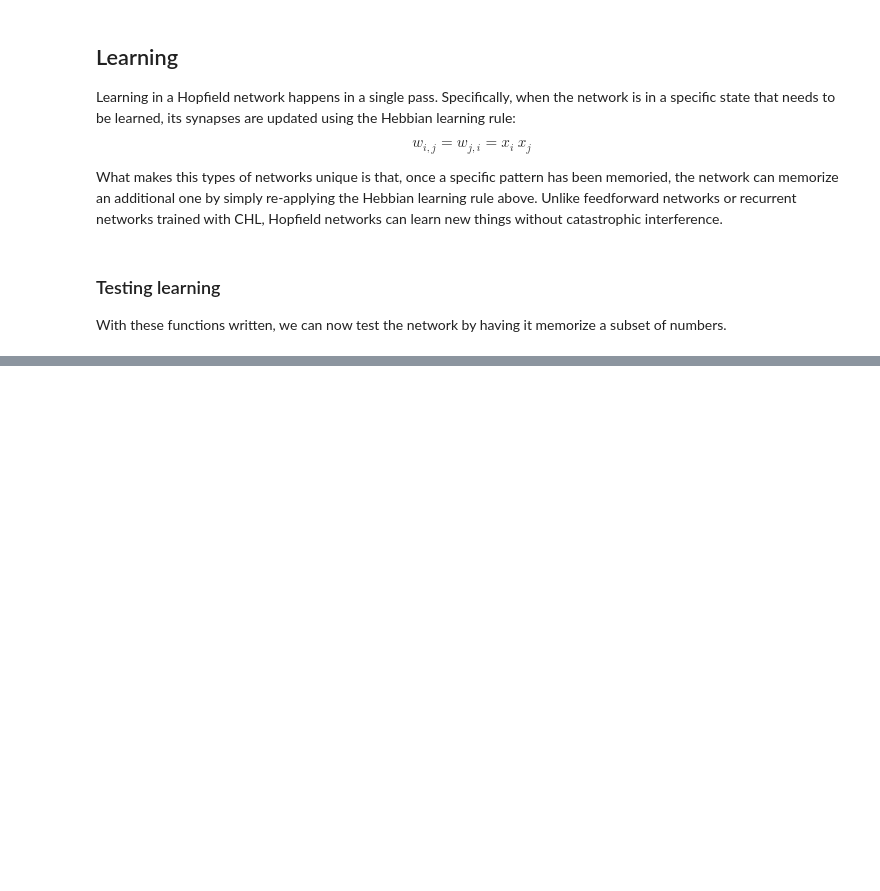
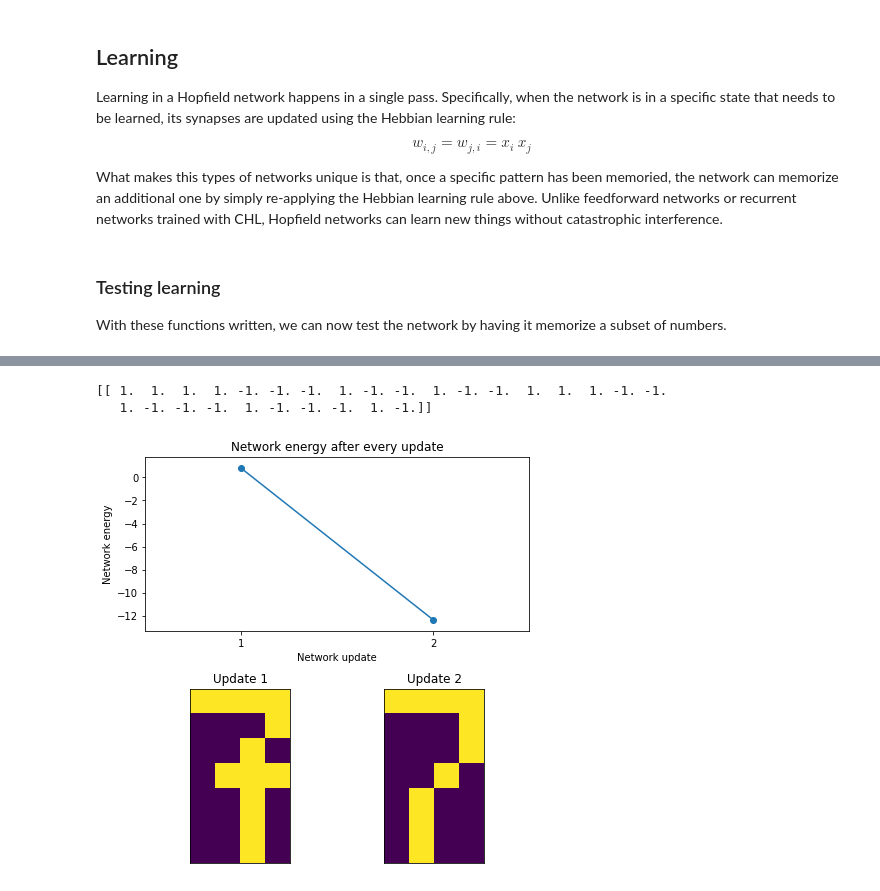
Before and after one commit to TheRealDrDre/CompCogNeuro, a Jupyter notebook: Part5_NeuralNetworks/NN5_Hopfield.ipynb, the cells around one changed output, grey strips where cells are left out. Cells and saved outputs as stored; diff of their text form; code cells hidden in the pictures; blank space fills up the shorter version.

```diff
--- a/Part5_NeuralNetworks/NN5_Hopfield.ipynb
+++ b/Part5_NeuralNetworks/NN5_Hopfield.ipynb
@@ -246,0 +250,40 @@ plt.show()
+# %%
+learn([4,6,7,8])
+p = np.loadtxt("7-alternate.txt")
+p = (p * 2) - 1  # Makes the vector binary (+1 or -1)
+p=p.reshape((n_x, 1)).T
+print(p)
+
+x = p
+S = activation()
+
+E = [s[1] for s in S[:-1]]
+P = [s[0].reshape((7, 4)) for s in S[:-1]]
+
+N = len(S) - 1
+
+
+fig = plt.figure(figsize=(6, 6), constrained_layout=True)
+gs = fig.add_gridspec(2, N)
+ax1 = fig.add_subplot(gs[0, :])
+ax1.plot([x+1 for x in range(N)], E,  "o-")
+ax1.axis([0.5, N + 0.5, min(E) - 1, max(E) + 1])
+ax1.set_xticks([x+1 for x in range(N)])
+ax1.set_title("Network energy after every update")
+ax1.set_xlabel("Network update")
+ax1.set_ylabel("Network energy")
+
+for i in range(N):
+    ax = fig.add_subplot(gs[1, i])
+    ax.imshow(P[i], interpolation="none")
+    ax.set_xticks([])
+    ax.set_yticks([])
+    ax.set_title("Update %s" % (i+1,))
+
+#fig.tight_layout()
+plt.savefig("figures/hopfield_updates_7alternate.png")
+plt.show()
+# %% [output]
+[[ 1.  1.  1.  1. -1. -1. -1.  1. -1. -1.  1. -1. -1.  1.  1.  1. -1. -1.
+   1. -1. -1. -1.  1. -1. -1. -1.  1. -1.]]
+[figure, added]
```
Also changed, not shown: parts of 3 cells of this notebook, 2 other files.
